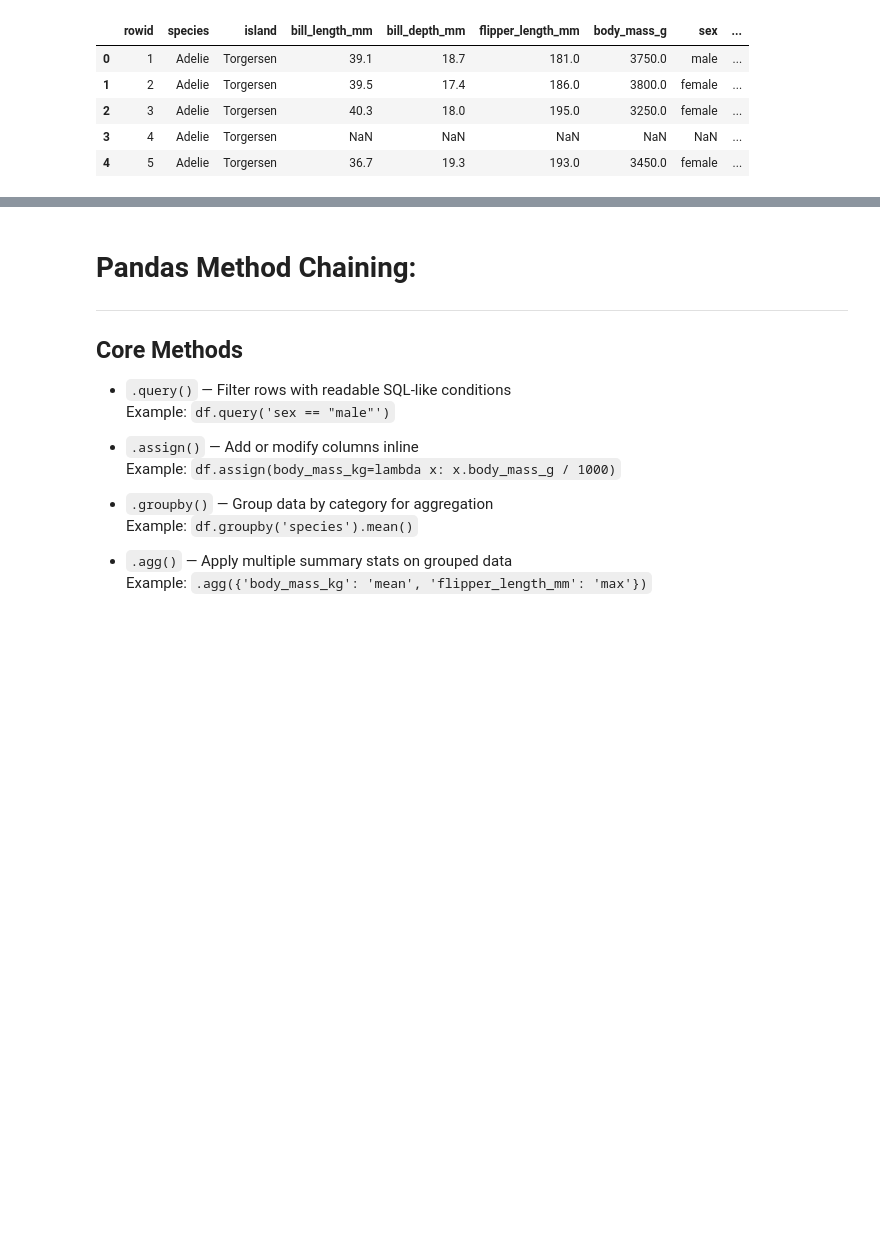
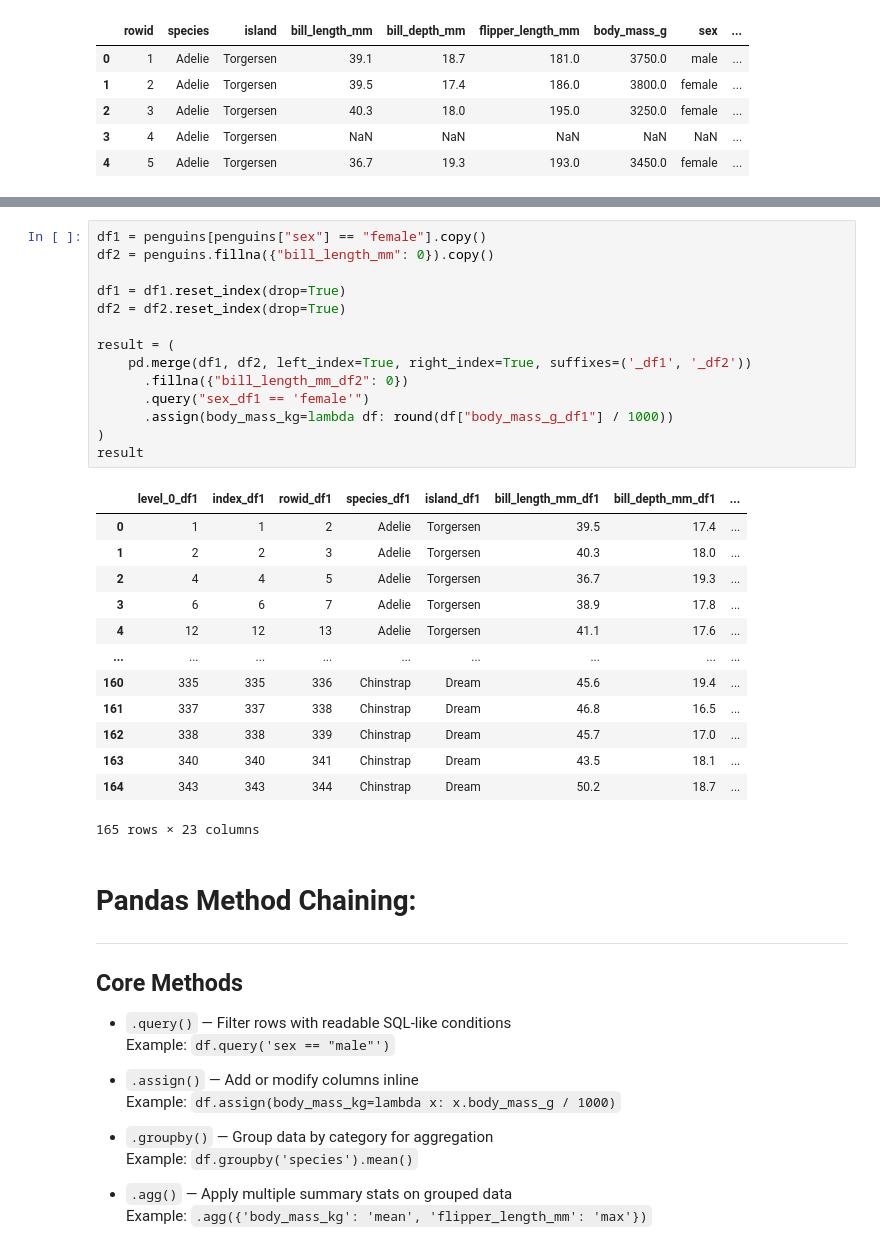
Before and after one commit to Praruj/Pandas_Practise_Portfolio, a Jupyter notebook: Notebooks/Pandas_05_Data_Transformations.ipynb, the cells around one changed output, grey strips where cells are left out. Saved outputs shown, nothing was run; the diff lists cells and outputs as text; blank space fills up the shorter version.

```diff
--- a/Notebooks/Pandas_05_Data_Transformations.ipynb
+++ b/Notebooks/Pandas_05_Data_Transformations.ipynb
@@ -682,3 +706,31 @@ penguins.head()
+# %%
+df1 = penguins[penguins["sex"] == "female"].copy()
+df2 = penguins.fillna({"bill_length_mm": 0}).copy()
+
+df1 = df1.reset_index(drop=True)
+df2 = df2.reset_index(drop=True)
+
+result = (
+    pd.merge(df1, df2, left_index=True, right_index=True, suffixes=('_df1', '_df2'))
+      .fillna({"bill_length_mm_df2": 0})
+      .query("sex_df1 == 'female'")
+      .assign(body_mass_kg=lambda df: round(df["body_mass_g_df1"] / 1000))
+)
+result
+# %% [output]
+|  | level_0_df1 | index_df1 | rowid_df1 | species_df1 | island_df1 | bill_length_mm_df1 | bill_depth_mm_df1 | ... |
+| 0 | 1 | 1 | 2 | Adelie | Torgersen | 39.5 | 17.4 | ... |
+| 1 | 2 | 2 | 3 | Adelie | Torgersen | 40.3 | 18.0 | ... |
+| 2 | 4 | 4 | 5 | Adelie | Torgersen | 36.7 | 19.3 | ... |
+| 3 | 6 | 6 | 7 | Adelie | Torgersen | 38.9 | 17.8 | ... |
+| 4 | 12 | 12 | 13 | Adelie | Torgersen | 41.1 | 17.6 | ... |
+| ... | ... | ... | ... | ... | ... | ... | ... | ... |
+| 160 | 335 | 335 | 336 | Chinstrap | Dream | 45.6 | 19.4 | ... |
+| 161 | 337 | 337 | 338 | Chinstrap | Dream | 46.8 | 16.5 | ... |
+| 162 | 338 | 338 | 339 | Chinstrap | Dream | 45.7 | 17.0 | ... |
+| 163 | 340 | 340 | 341 | Chinstrap | Dream | 43.5 | 18.1 | ... |
+| 164 | 343 | 343 | 344 | Chinstrap | Dream | 50.2 | 18.7 | ... |
+165 rows × 23 columns
 # %% [markdown]
 # Pandas Method Chaining:
 ---
```
Also changed, not shown: parts of 2 cells of this notebook.
